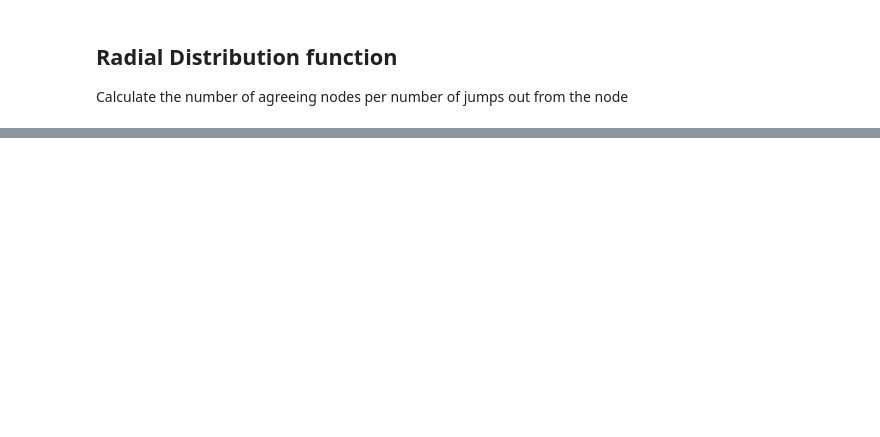
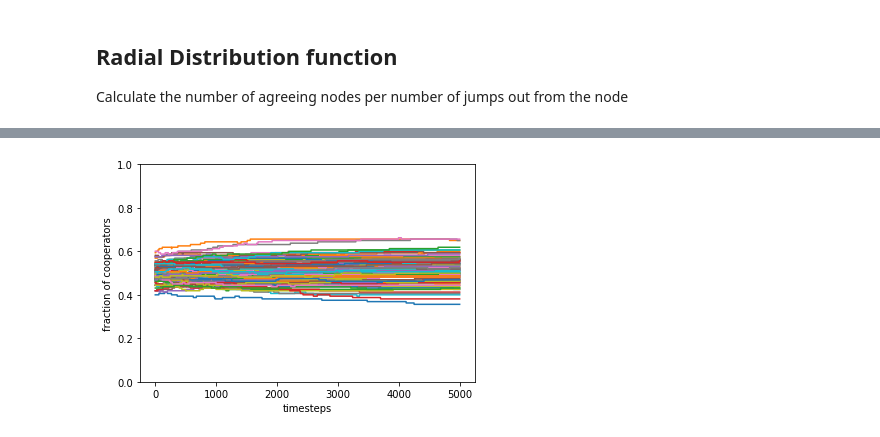
Before and after one commit to sigridbra/project-collective-altruism, a Jupyter notebook: iter2-dynamic-network.ipynb, the cells around one changed output, grey strips where cells are left out. Drawn from its saved outputs; the diff is of its cells as text; code cells hidden in the pictures; blank space fills up the shorter version.

```diff
--- a/iter2-dynamic-network.ipynb
+++ b/iter2-dynamic-network.ipynb
@@ -411,0 +482,27 @@ politicalClimate=0.2 #Being environment-positive
+# %%
+models2 = []
+ratios2 = []
+plt.xlabel("timesteps")
+plt.ylabel("fraction of cooperators")
+plt.ylim((0, 1))
+
+for i in range(100):
+    model=makeRandomModel(160, 2)
+    models2.append(model)
+
+copyModels2 = deepcopy(models2)
+for i in range(100):
+    model = models2[i]
+    degrees = nx.degree(model.graph)
+    #largestHubIdx = max(degrees,key=itemgetter(1))[0]
+    largest = heapq.nlargest(2, degrees, key=itemgetter(1))[0]
+    for l in range(len(largest)):
+        model.graph.nodes[largest[l]]['agent'].setState(1)
+    #model.graph.nodes[twolargest[1]]['agent'].setState(1)
+    ratio = model.runSim(5000, groupInteract = True)
+    ratios2.append(ratio)
+for i in range(100):
+    plt.plot(ratios2[i])
+endRatioImpacted2 = [ratios2[i][-1] for i in range(len(ratios2))]
+# %% [output]
+[figure, added]
```
Also changed, not shown: parts of 48 cells of this notebook, 4 other files.
